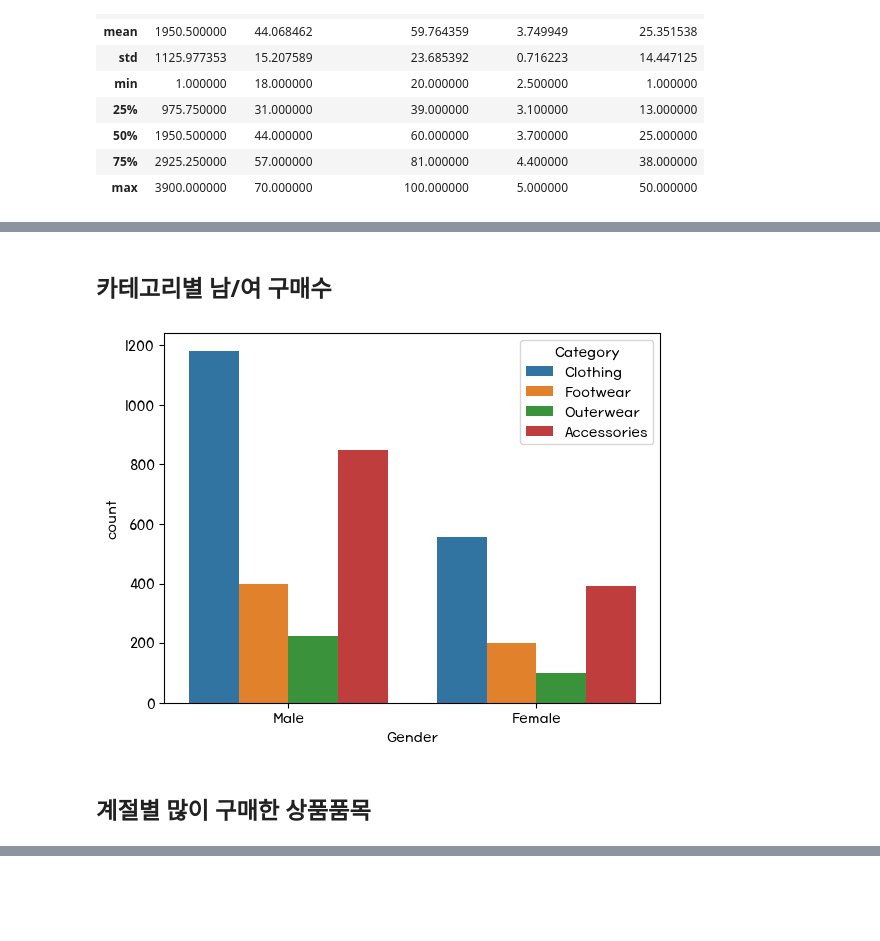
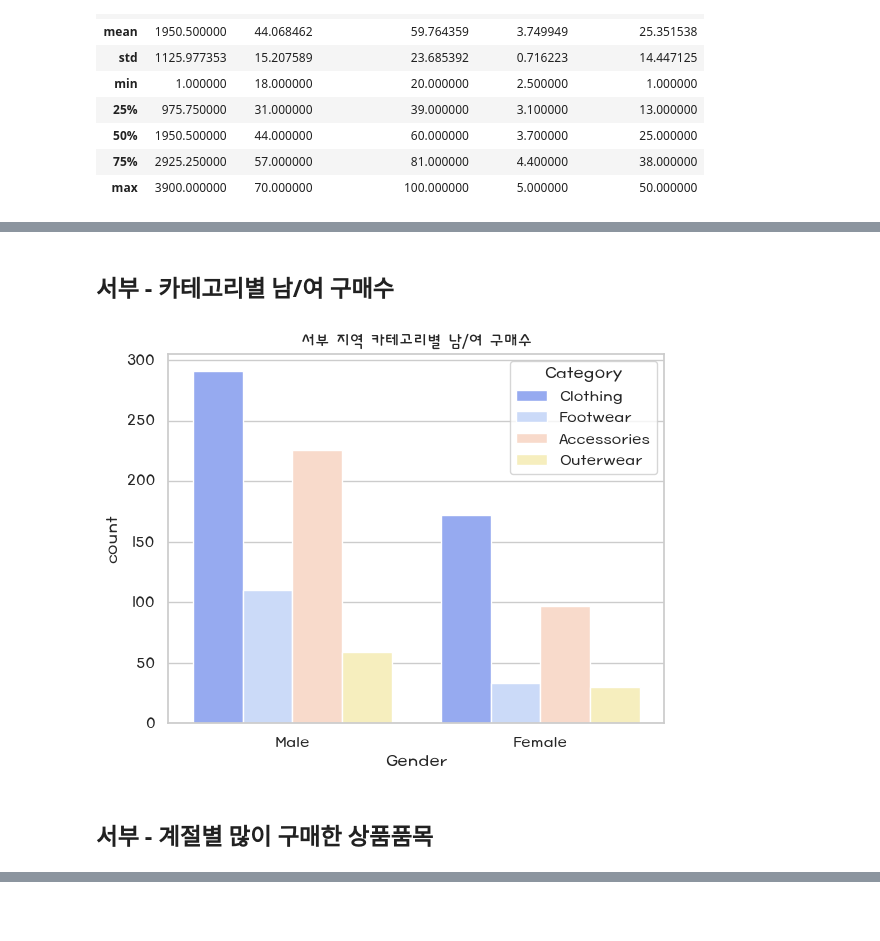
Before and after one commit to jr-2-team/shopping-data-analysis, a Jupyter notebook: HJH.ipynb, the cells around one changed output, grey strips where cells are left out. Drawn from its saved outputs; the diff is of its cells as text; code cells hidden in the pictures.

```diff
--- a/HJH.ipynb
+++ b/HJH.ipynb
@@ -93,0 +131,21 @@ plt.show()
+# %%
+# 지역으로 분류
+def location_separate(location):
+
+    EAST_STATES = ('Alabama', 'Connecticut', 'Delaware', 'Florida', 'Georgia', 'Kentucky', 'Maine', 'Maryland', 'Massachusetts', 'Mississippi', 'New Hampshire', 'New Jersey', 'New York', 'North Carolina', 'Pennsylvania', 'Rhode Island', 'South Carolina', 'Tennessee', 'Vermont', 'Virginia', 'West Virginia')
+    CENTRAL_STATES = ('Arkansas', 'Illinois', 'Indiana', 'Iowa', 'Kansas', 'Louisiana', 'Michigan', 'Minnesota', 'Missouri', 'Nebraska', 'North Dakota', 'Ohio', 'Oklahoma', 'South Dakota', 'Texas', 'Wisconsin')
+
+    if location in EAST_STATES :
+            return '동부'
+    elif location in CENTRAL_STATES :
+            return '중부'
+    else:
+            return '서부'
+
+    # 동부 (East)   Alabama, Connecticut, Delaware, Florida, Georgia, Kentucky, Maine, Maryland, Massachusetts, Mississippi, New Hampshire, New Jersey, New York, North Carolina, Pennsylvania, Rhode Island, South Carolina, Tennessee, Vermont, Virginia, West Virginia
+    # 중부 (Central)   Arkansas, Illinois, Indiana, Iowa, Kansas, Louisiana, Michigan, Minnesota, Missouri, Nebraska, North Dakota, Ohio, Oklahoma, South Dakota, Texas, Wisconsin
+    # 서부 (West)   Alaska, Arizona, California, Colorado, Hawaii, Idaho, Montana, Nevada, New Mexico, Oregon, Utah, Washington, Wyoming
+
+location_category = shopping_df['Location'].apply(location_separate)
+shopping_df['Region'] = location_category
+display(shopping_df)
@@ -99,11 +171,14 @@ shopping_df['AgeGroup'] = pd.cut(shopping_df['Age'],
                                  labels=['청년', '중년', '장년', '노년'],
                                  right=False)
 
+# 서부 지역만 필터링
+west = shopping_df[shopping_df['Region'] == '서부']
+
 # 카테고리별
-clothing_df = shopping_df[shopping_df['Category'] == 'Clothing']
-footwear_df = shopping_df[shopping_df['Category'] == 'Footwear']
-outwear_df = shopping_df[shopping_df['Category'] == 'Outerwear']
-accessories_df = shopping_df[shopping_df['Category'] == 'Accessories']
+clothing_df = west[west['Category'] == 'Clothing']
+footwear_df = west[west['Category'] == 'Footwear']
+outwear_df = west[west['Category'] == 'Outerwear']
+accessories_df = west[west['Category'] == 'Accessories']
 
 # 연령대별
 clothing_df_age = clothing_df['AgeGroup'].value_counts().sort_index()
@@ -117,26 +192,26 @@ fig, ax = plt.subplots(2, 2, figsize=(12,10))
 ax[0,0].pie(clothing_df_age, labels=clothing_df_age.index, autopct='%1.1f%%',
             wedgeprops={'width' : 0.6},
             colors=['#FF8F8F', '#FFF1CB', '#C2E2FA', '#B7A3E3'])
-ax[0,0].set_title('연령대별 의류 구매율')
+ax[0,0].set_title('동부 지역 연령대별 의류 구매율')
 ax[0,0].text(0, 0, 'Clothing', ha='center', va='center')
 
 ax[0,1].pie(footwear_df_age, labels=footwear_df_age.index, autopct='%1.1f%%',
             wedgeprops={'width' : 0.6},
             colors=['#FF8F8F', '#FFF1CB', '#C2E2FA', '#B7A3E3'])
-ax[0,1].set_title('연령대별 신발 구매율')
+ax[0,1].set_title('동부 지역 연령대별 신발 구매율')
 ax[0,1].text(0, 0, 'Footwear', ha='center', va='center')
 
 ax[1,0].pie(outwear_df_age, labels=outwear_df_age.index, autopct='%1.1f%%',
             wedgeprops={'width' : 0.6},
             colors=['#FF8F8F', '#FFF1CB', '#C2E2FA', '#B7A3E3'])
-ax[1,0].set_title('연령대별 아우터 구매율')
+ax[1,0].set_title('동부 지역 연령대별 아우터 구매율')
 ax[1,0].text(0, 0, 'Outerwear', ha='center', va='center')
 
 
 ax[1,1].pie(accessories_df_age, labels=accessories_df_age.index, autopct='%1.1f%%',
             wedgeprops={'width' : 0.6},
             colors=['#FF8F8F', '#FFF1CB', '#C2E2FA', '#B7A3E3'])
-ax[1,1].set_title('연령대별 악세사리 구매율')
+ax[1,1].set_title('동부 지역 연령대별 악세사리 구매율')
 ax[1,1].text(0, 0, 'Accessories', ha='center', va='center')
 
 plt.show()
@@ -167,11 +242,14 @@ Name: count, dtype: int64
 # %% [markdown]
-## 카테고리별 남/여 구매수
+## 서부 - 카테고리별 남/여 구매수
 # %%
-sns.countplot(data=shopping_df, x='Gender', hue='Category')
+category_colors = ['#87A2FF', '#C4D7FF', '#FFD7C4', '#FFF4B5']
+
+sns.countplot(data=west, x='Gender', hue='Category', palette=category_colors)
+plt.title('서부 지역 카테고리별 남/여 구매수')
 plt.show()
 # %% [output]
-[figure, old version]
+[figure, new version]
 # %% [markdown]
-## 계절별 많이 구매한 상품품목
+## 서부 - 계절별 많이 구매한 상품품목
 # %%
 fig = plt.subplots(figsize=(12,8))
```
Also changed, not shown: parts of 19 cells of this notebook.
